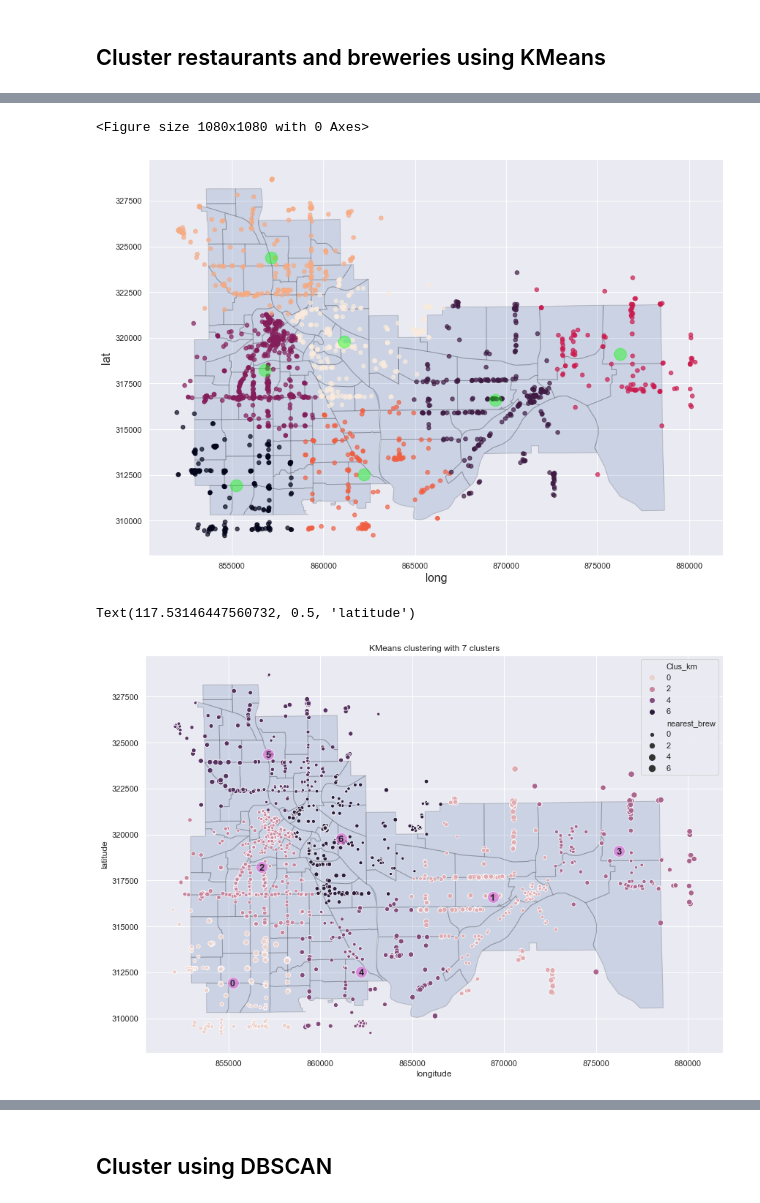
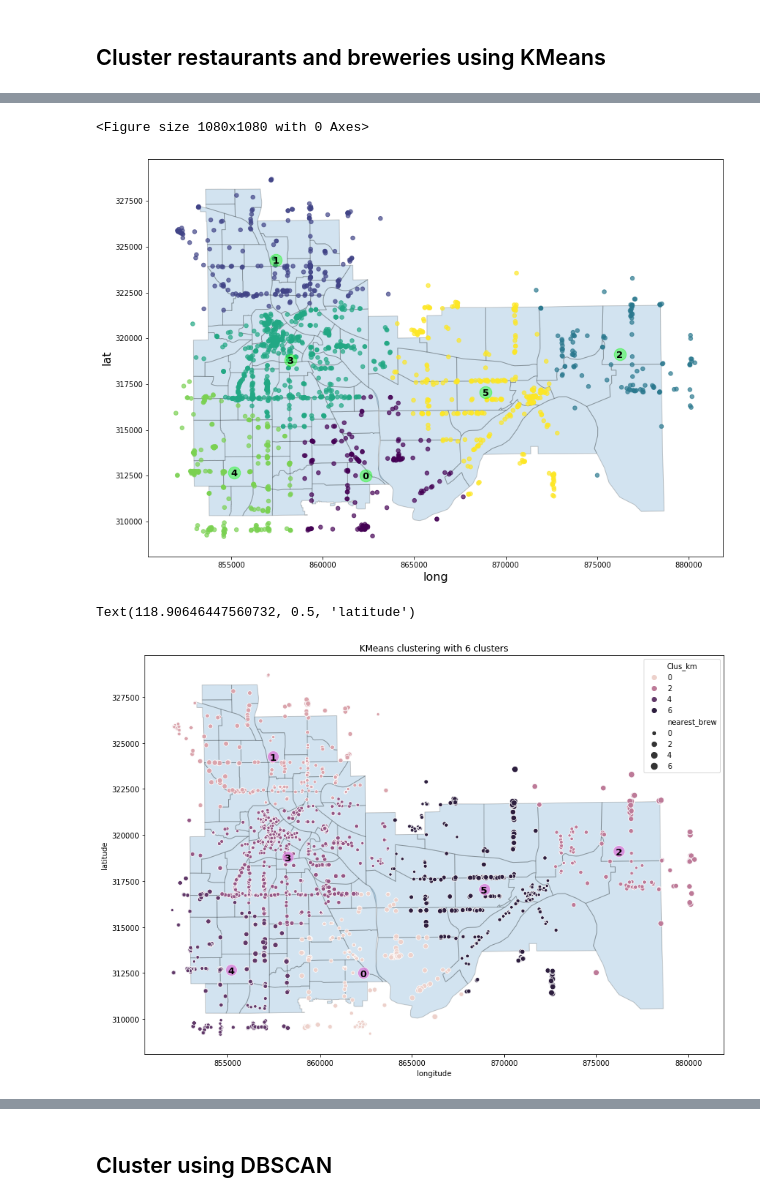
Before and after one commit to no50free/Twin_Cities_Cluster_Analysis, a Jupyter notebook: Capstone Cleaned.ipynb, the cells around one changed output, grey strips where cells are left out. Saved outputs shown, nothing was run; the diff lists cells and outputs as text; code cells hidden in the pictures.

Commit message:
saved dataframes

```diff
--- a/Capstone Cleaned.ipynb
+++ b/Capstone Cleaned.ipynb
@@ -477,0 +493,10 @@ gdf.head(3)
+# %%
+df_brew=pd.read_csv('dataframes/df_brew')
+df_food=pd.read_csv('dataframes/df_food')
+df_brew_geo=pd.read_csv('dataframes/df_brew_geo')
+df_food_geo=pd.read_csv('dataframes/df_food_geo')
+tc_geo=pd.read_csv('dataframes/tc_geo')
+mpls_nbhd_geo=pd.read_csv('dataframes/mpls_nbhd_geo')
+stp_geo=pd.read_csv('dataframes/mpls_nbhd_geo')
+gdf=pd.read_csv('dataframes/gdf')
+nbhds=pd.read_csv('dataframes/nbhds')
@@ -500,7 +527,7 @@ gdf.head(3)
 
 
 gdf['within_r']=[0]*len(gdf)
-radius = 1.75
+radius = 1.25
 
 for j in range(len(gdf)):
     brew_distances=df_brew_geo['geometry'].distance(other=gdf.loc[j,'geometry'])/1000
@@ -522,7 +549,7 @@ X = gdf[['x','y','nearest_brew','within_r']].values[:,:]
 X = np.nan_to_num(X)
 Clus_dataSet = StandardScaler().fit_transform(X)
 # %%
-clusterNum = 7
+clusterNum = 6
 k_means = KMeans(init = "k-means++", n_clusters = clusterNum, n_init = 30)
 k_means.fit(X)
 labels = k_means.labels_
@@ -537,22 +564,26 @@ gdf.head(2)
 # %%
 area = 10 * ( X[:, 0])**2
 fig = plt.figure(figsize=(15,15))
 colors = plt.cm.Spectral(np.linspace(0, 1, len(set(labels))))
 
 # Create a plot
 ax = tc_geo.plot(figsize=(15,10), edgecolor='k',alpha=0.2)
 #ax = fig.add_subplot(1, 1, 1)
 
 
 plt.scatter(X[:, 0], X[:, 1], s=30, c=labels.astype(np.float), alpha=.7)
 plt.scatter(k_means_cluster_centers[:,0],k_means_cluster_centers[:,1], s=275, c='lime', alpha=.4)
 plt.xlabel('long', fontsize=16)
 plt.ylabel('lat', fontsize=16)
 
+for j in range(len(k_means_cluster_centers)):
+    ax.text(k_means_cluster_centers[j,0], k_means_cluster_centers[j,1],
+            j, # text value.
+            fontsize=13, fontweight=600, ha='center', va='center_baseline')
 plt.show()
 # %% [output]
 <Figure size 1080x1080 with 0 Axes>
-[figure, old version]
+[figure, new version]
 # %%
 
 # Using Seaborn
@@ -573,8 +604,8 @@ plt.title('KMeans clustering with %i clusters' %clusterNum)
 plt.xlabel('longitude')
 plt.ylabel('latitude')
 # %% [output]
-Text(117.53146447560732, 0.5, 'latitude')
+Text(118.90646447560732, 0.5, 'latitude')
-[figure, old version]
+[figure, new version]
 # %%
 from sklearn import metrics
 from scipy.spatial.distance import cdist
```
Also changed, not shown: parts of 19 cells of this notebook, 10 other files.
